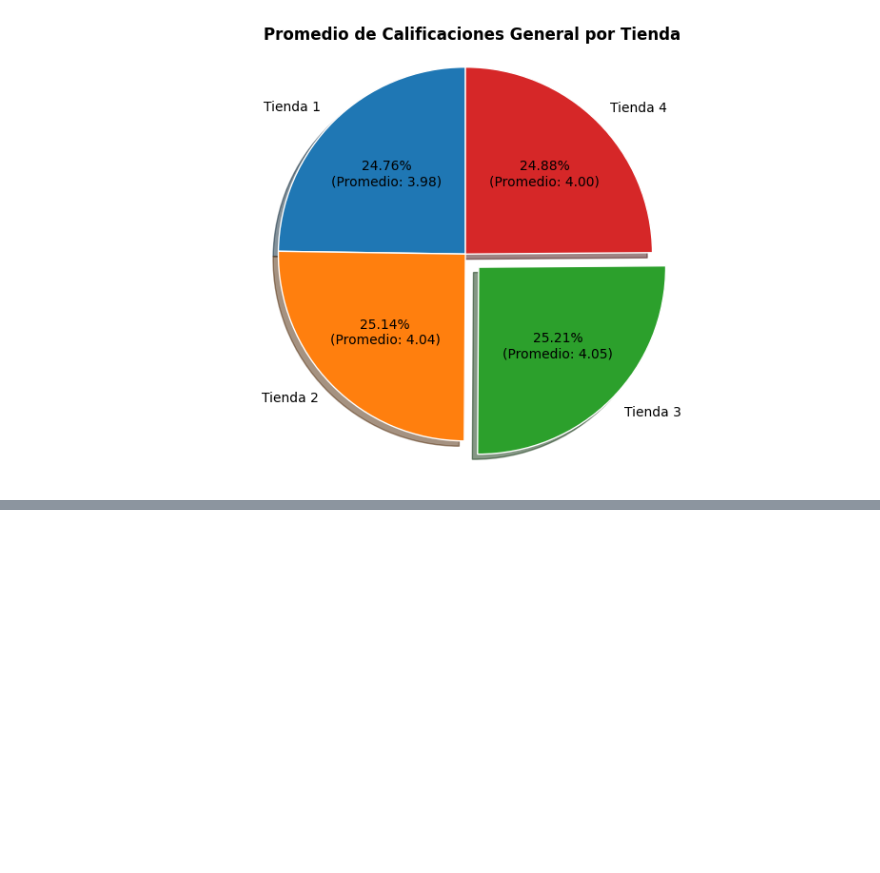
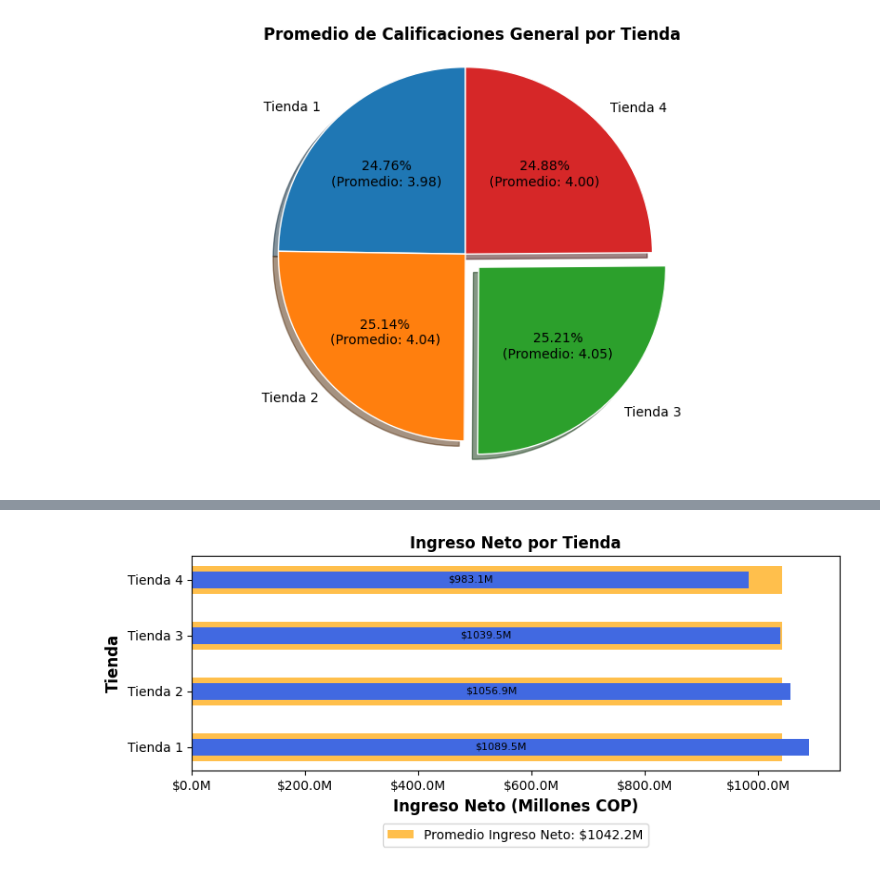
Before and after one commit to RafaelRomeroTechDev/Challeger_Amigo_Secreto, a Jupyter notebook: Challenge_Alura_Store_Rafael_Romero.ipynb, the cells around one changed output, grey strips where cells are left out. Saved outputs shown, nothing was run; the diff lists cells and outputs as text; code cells hidden in the pictures; blank space fills up the shorter version.

```diff
--- a/Challenge_Alura_Store_Rafael_Romero.ipynb
+++ b/Challenge_Alura_Store_Rafael_Romero.ipynb
@@ -560,0 +768,65 @@ crear_grafico_promedio_calificaciones_general_torta(
+# %%
+def calcular_ingreso_neto_por_tienda(tiendas):
+    """
+    Calcula el ingreso neto (ingresos - gastos de envío) para cada tienda.
+
+    Args:
+        tiendas (dict): Un diccionario donde las claves son los nombres de las tiendas
+                        y los valores son los DataFrames de las tiendas.
+
+    Returns:
+        dict: Un diccionario donde las claves son los nombres de las tiendas y los
+              valores son los ingresos netos para cada tienda.
+    """
+    ingreso_neto_por_tienda = {}
+    for nombre_tienda, tienda in tiendas.items():
+        # Calcula el ingreso neto para cada tienda
+        ingreso_neto_por_tienda[nombre_tienda] = tienda['Precio'].sum() - tienda['Costo de envío'].sum()
+    return ingreso_neto_por_tienda
+
+# Calcula el ingreso neto para cada tienda
+ingreso_neto = calcular_ingreso_neto_por_tienda({
+    "Tienda 1": tienda1,
+    "Tienda 2": tienda2,
+    "Tienda 3": tienda3,
+    "Tienda 4": tienda4
+})
+
+# Calcula el ingreso neto promedio
+ingreso_neto_promedio = sum(ingreso_neto.values()) / len(ingreso_neto)
+nombre_tiendas = list(ingreso_neto.keys())
+sumas_ingreso_neto = list(ingreso_neto.values())
+
+# Función para formatear los valores del eje x a millones
+def formato_millones(x, pos):
+    return f'${x / 1e6:.1f}M'
+
+# Crea una nueva figura y un conjunto de subgráficos.
+plt.figure(figsize=(9, 3))
+
+# Dibuja barras horizontales para el ingreso neto promedio de las tiendas.
+plt.barh(nombre_tiendas, [ingreso_neto_promedio] * len(nombre_tiendas), height=0.5, color='orange', alpha=0.7, left=0.5e6, label=f'Promedio Ingreso Neto: ${ingreso_neto_promedio / 1e6:.1f}M')
+
+# Dibuja barras horizontales para la suma de los ingresos netos por tienda.
+barras = plt.barh(nombre_tiendas, sumas_ingreso_neto, height=0.3, color='royalblue')
+
+# Establece el título del gráfico.
+plt.title('Ingreso Neto por Tienda', fontsize=12, fontweight='bold')
+# Establece la etiqueta del eje y.
+plt.ylabel('Tienda', fontsize=12, fontweight='bold')
+# Establece la etiqueta del eje x.
+plt.xlabel('Ingreso Neto (Millones COP)', fontsize=12, fontweight='bold')
+# Formatea el eje x para mostrar los valores en millones.
+plt.gca().xaxis.set_major_formatter(FuncFormatter(formato_millones))
+
+# Agrega etiquetas de texto a las barras.
+for bar in barras:
+    width = bar.get_width()
+    plt.text(width / 2, bar.get_y() + bar.get_height() / 2, f'${width / 1e6:.1f}M', va='center', ha='center', fontsize=8)
+
+# Agrega una leyenda al gráfico.
+plt.legend(fontsize=10, loc='center right', bbox_to_anchor=(0.715, -0.3))
+# Muestra el gráfico.
+plt.show()
+# %% [output]
+[figure, added]
```
Also changed, not shown: parts of 7 cells of this notebook.
